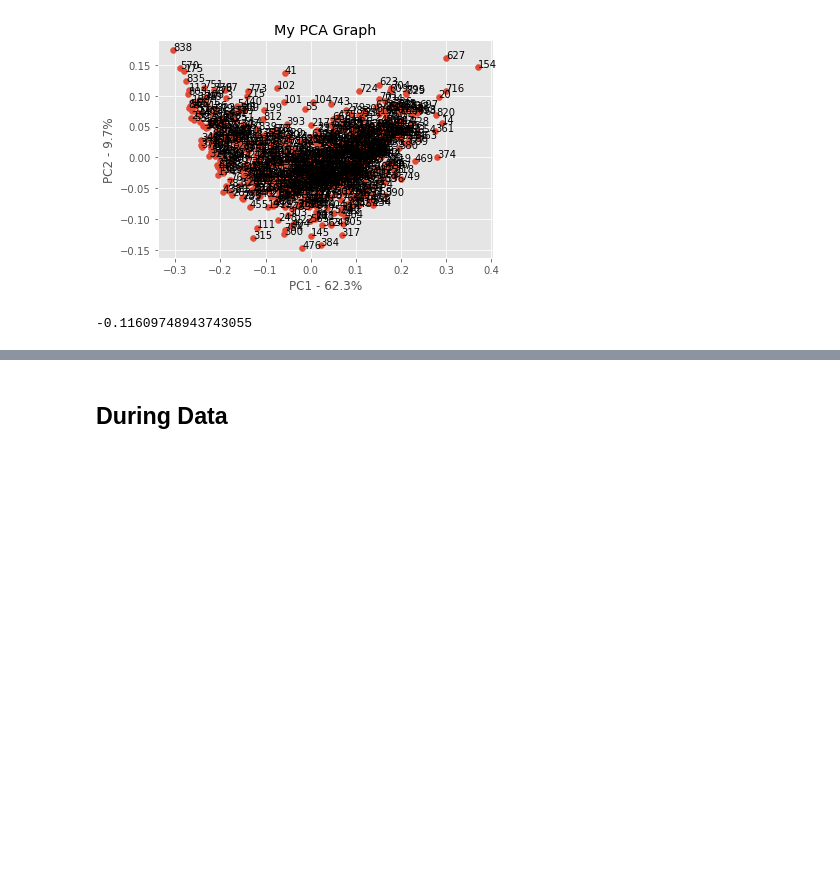
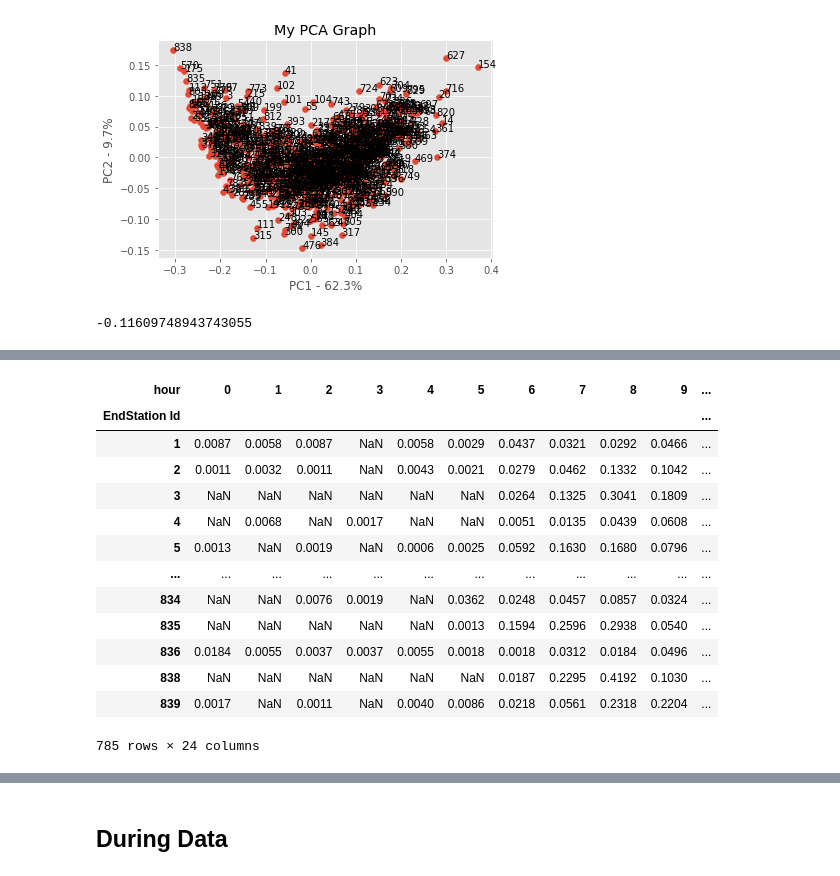
Before and after one commit to ucfnmxu/diss_code, a Jupyter notebook: before-data.ipynb, the cells around one changed output, grey strips where cells are left out. Cells and saved outputs as stored; diff of their text form; code cells hidden in the pictures; blank space fills up the shorter version.

```diff
--- a/before-data.ipynb
+++ b/before-data.ipynb
@@ -22,8 +31,5 @@ plt.style.use('ggplot') # specifies that graphs should use ggplot styling
 # %%
-import glob
-import os
-
-before_path = r'/home/jovyan/work/Documents/CASA/modules/diss/data/Before' # Before Path
+before_path = osp.join(osp.dirname(osp.realpath("__file__")),'data','before') # Before Path
 all_before_files = glob.glob(before_path + "/*.csv")
 
 li = []
@@ -354,0 +380,8 @@ pca_df.PC1.loc[sample]
+# %%
+#drop weekend
+end_b["weekday"] = pd.to_datetime(end_b['End Date']).dt.dayofweek
+end_b["hour"] = pd.to_datetime(end_b['End Date']).dt.hour
+#start_b
+end_wkday_b = end_b.drop(end_b.loc[end_b["weekday"] > 4].index)
+end_wkday_b=end_wkday_b.drop(labels=['weekday'], axis=1)
+end_wkday_b
@@ -354,0 +428,30 @@ pca_df.PC1.loc[sample]
+# %%
+# nomalized
+end_wkday_b1['r_b'] = end_wkday_b1['count']/end_wkday_b1['avg_daily_total']
+end_wkday_b1
+#start_wkday_b1.to_csv('start_wkday_b1.csv')
+
+#make pivot in size N(785) station*24
+#start_wkday_b1
+end_wkday_b2=end_wkday_b1.drop(labels=['count', 'avg_daily_total'], axis=1)
+
+end_wkday_b3=end_wkday_b2.pivot_table(columns='hour', index='EndStation Id', values='r_b').reset_index()
+end_wkday_b3.fillna(0)
+
+end_wkday_b3.set_index('EndStation Id', inplace=True)
+end_wkday_b3
+# %% [output]
+| hour | 0 | 1 | 2 | 3 | 4 | 5 | 6 | 7 | 8 | 9 | ... |
+| EndStation Id |  |  |  |  |  |  |  |  |  |  | ... |
+| 1 | 0.0087 | 0.0058 | 0.0087 | NaN | 0.0058 | 0.0029 | 0.0437 | 0.0321 | 0.0292 | 0.0466 | ... |
+| 2 | 0.0011 | 0.0032 | 0.0011 | NaN | 0.0043 | 0.0021 | 0.0279 | 0.0462 | 0.1332 | 0.1042 | ... |
+| 3 | NaN | NaN | NaN | NaN | NaN | NaN | 0.0264 | 0.1325 | 0.3041 | 0.1809 | ... |
+| 4 | NaN | 0.0068 | NaN | 0.0017 | NaN | NaN | 0.0051 | 0.0135 | 0.0439 | 0.0608 | ... |
+| 5 | 0.0013 | NaN | 0.0019 | NaN | 0.0006 | 0.0025 | 0.0592 | 0.1630 | 0.1680 | 0.0796 | ... |
+| ... | ... | ... | ... | ... | ... | ... | ... | ... | ... | ... | ... |
+| 834 | NaN | NaN | 0.0076 | 0.0019 | NaN | 0.0362 | 0.0248 | 0.0457 | 0.0857 | 0.0324 | ... |
+| 835 | NaN | NaN | NaN | NaN | NaN | 0.0013 | 0.1594 | 0.2596 | 0.2938 | 0.0540 | ... |
+| 836 | 0.0184 | 0.0055 | 0.0037 | 0.0037 | 0.0055 | 0.0018 | 0.0018 | 0.0312 | 0.0184 | 0.0496 | ... |
+| 838 | NaN | NaN | NaN | NaN | NaN | NaN | 0.0187 | 0.2295 | 0.4192 | 0.1030 | ... |
+| 839 | 0.0017 | NaN | 0.0011 | NaN | 0.0040 | 0.0086 | 0.0218 | 0.0561 | 0.2318 | 0.2204 | ... |
+785 rows × 24 columns
```
Also changed, not shown: parts of 14 cells of this notebook.
